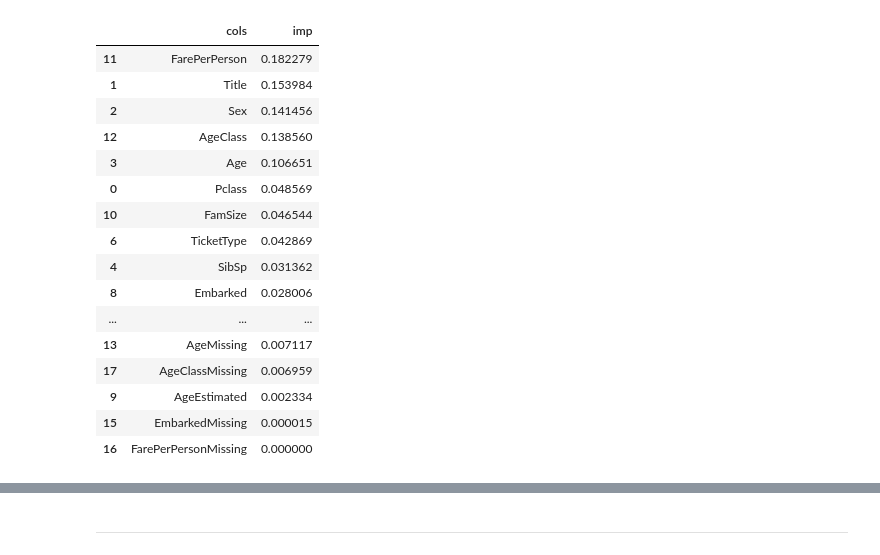
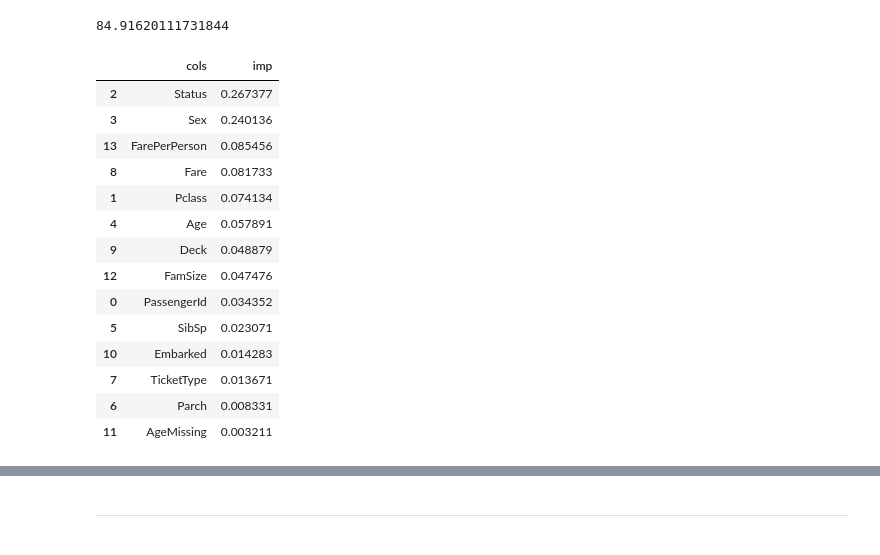
Before and after one commit to francisco-lourenco-2/titanic_kaggle, a Jupyter notebook: Titanic_Random_Forests.ipynb, the cells around one changed output, grey strips where cells are left out. Drawn from its saved outputs; the diff is of its cells as text; code cells hidden in the pictures.

```diff
--- a/Titanic_Random_Forests.ipynb
+++ b/Titanic_Random_Forests.ipynb
@@ -155,6 +232,6 @@ train_df = complete_df.iloc[:712]
 valid_df = complete_df.iloc[712:891].reset_index()
 test_df = complete_df.iloc[891:].reset_index()
 # %%
-train_df = integerize(train_df, cat)
-valid_df = integerize(valid_df, cat)
-test_df = integerize(test_df, cat[1:])
+# train_df = integerize(train_df, cat)
+# valid_df = integerize(valid_df, cat)
+# test_df = integerize(test_df, cat[1:])
@@ -189,21 +242,31 @@ metric(preds_rf.astype('int'), valid_women_df['Survived'].values)
+# %%
+parameters = {'bootstrap': False, 'min_samples_leaf': 3, 'n_estimators': 10000,
+              'min_samples_split': 10, 'max_features': 'sqrt', 'max_depth': 6}
+# %%
+rf = ensemble.RandomForestClassifier(**parameters)
+# rf = ensemble.RandomForestClassifier(n_estimators=10000)
+# %%
+rf.fit(train_df.values,targets[:712])
+preds_rf = rf.predict(valid_df.values[:,1:])
+metric(preds_rf.astype('int'), targets.values[712:891])
+# %% [output]
+84.91620111731844
 # %%
-rf_feat_importance(rf,valid_df.iloc[:,3:])
+rf_feat_importance(rf,valid_df.iloc[:,1:])
 # rf_feat_importance(rf,train_df.drop(['Survived'], axis=1))
 # %% [output]
 |  | cols | imp |
-| 11 | FarePerPerson | 0.182279 |
-| 1 | Title | 0.153984 |
-| 2 | Sex | 0.141456 |
-| 12 | AgeClass | 0.138560 |
-| 3 | Age | 0.106651 |
-| 0 | Pclass | 0.048569 |
-| 10 | FamSize | 0.046544 |
-| 6 | TicketType | 0.042869 |
-| 4 | SibSp | 0.031362 |
-| 8 | Embarked | 0.028006 |
-| ... | ... | ... |
-| 13 | AgeMissing | 0.007117 |
-| 17 | AgeClassMissing | 0.006959 |
-| 9 | AgeEstimated | 0.002334 |
-| 15 | EmbarkedMissing | 0.000015 |
-| 16 | FarePerPersonMissing | 0.000000 |
+| 2 | Status | 0.267377 |
+| 3 | Sex | 0.240136 |
+| 13 | FarePerPerson | 0.085456 |
+| 8 | Fare | 0.081733 |
+| 1 | Pclass | 0.074134 |
+| 4 | Age | 0.057891 |
+| 9 | Deck | 0.048879 |
+| 12 | FamSize | 0.047476 |
+| 0 | PassengerId | 0.034352 |
+| 5 | SibSp | 0.023071 |
+| 10 | Embarked | 0.014283 |
+| 7 | TicketType | 0.013671 |
+| 6 | Parch | 0.008331 |
+| 11 | AgeMissing | 0.003211 |
```
Also changed, not shown: parts of 33 cells of this notebook.
